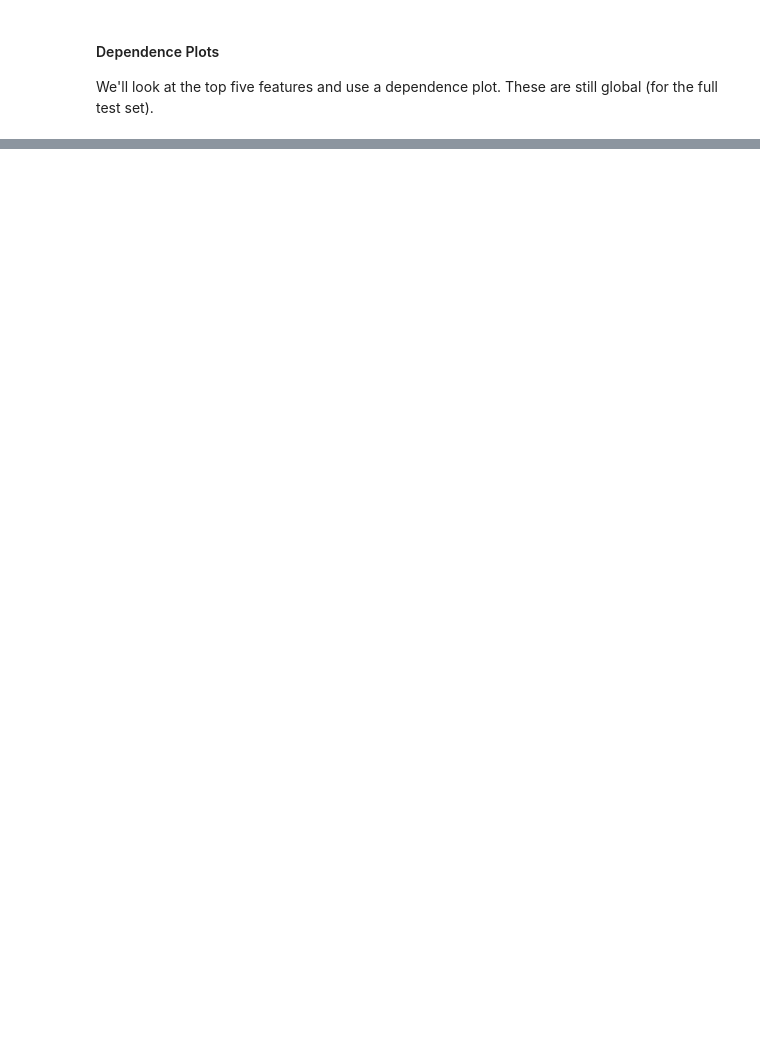
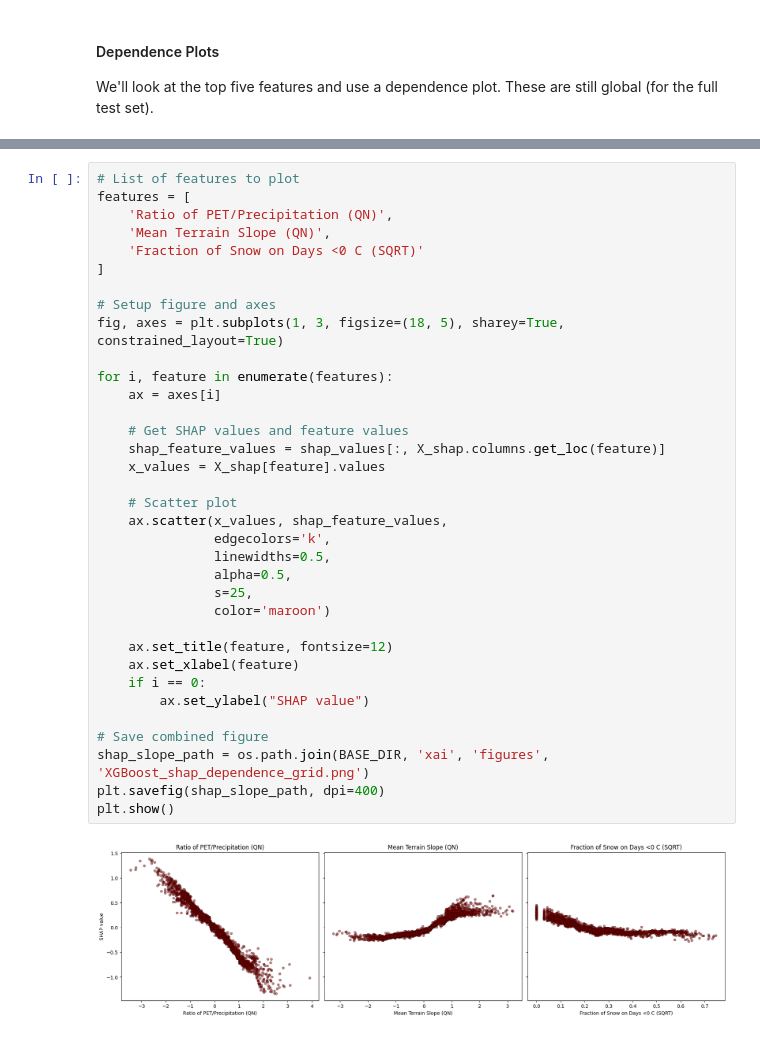
Before and after one commit to ReillyOareVT/HydroLearners_Proj, a Jupyter notebook: xai/mean_reg/xai_mean_regression.ipynb, the cells around one changed output, grey strips where cells are left out. Cells and saved outputs as stored; diff of their text form; blank space fills up the shorter version.

```diff
--- a/xai/mean_reg/xai_mean_regression.ipynb
+++ b/xai/mean_reg/xai_mean_regression.ipynb
@@ -477,0 +478,37 @@ plt.show()
+# %%
+# List of features to plot
+features = [
+    'Ratio of PET/Precipitation (QN)',
+    'Mean Terrain Slope (QN)',
+    'Fraction of Snow on Days <0 C (SQRT)'
+]
+
+# Setup figure and axes
+fig, axes = plt.subplots(1, 3, figsize=(18, 5), sharey=True, constrained_layout=True)
+
+for i, feature in enumerate(features):
+    ax = axes[i]
+
+    # Get SHAP values and feature values
+    shap_feature_values = shap_values[:, X_shap.columns.get_loc(feature)]
+    x_values = X_shap[feature].values
+
+    # Scatter plot
+    ax.scatter(x_values, shap_feature_values,
+               edgecolors='k',
+               linewidths=0.5,
+               alpha=0.5,
+               s=25,
+               color='maroon')
+
+    ax.set_title(feature, fontsize=12)
+    ax.set_xlabel(feature)
+    if i == 0:
+        ax.set_ylabel("SHAP value")
+
+# Save combined figure
+shap_slope_path = os.path.join(BASE_DIR, 'xai', 'figures', 'XGBoost_shap_dependence_grid.png')
+plt.savefig(shap_slope_path, dpi=400)
+plt.show()
+# %% [output]
+[figure, added]
```
Also changed, not shown: parts of 11 cells of this notebook.
